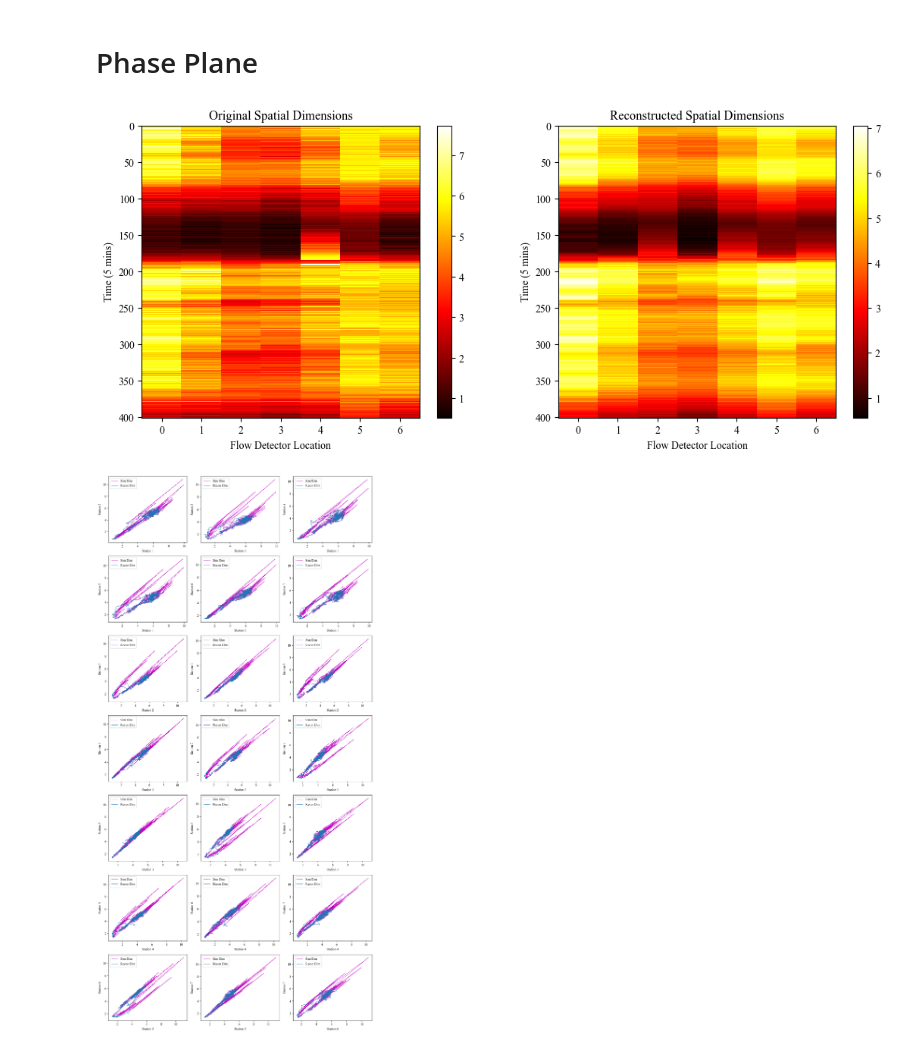
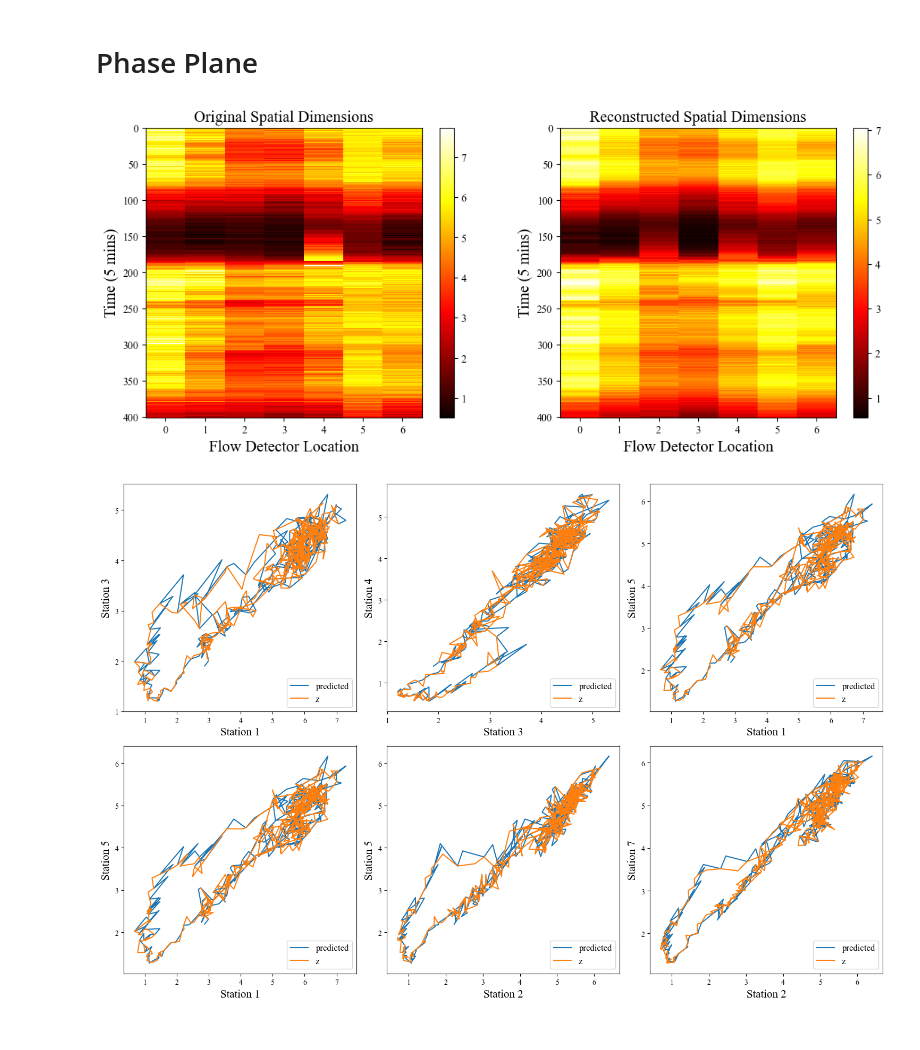
Before and after one commit to wzh96/Traffic_Network_Flow_Dynamics, a Jupyter notebook: Result_visualization.ipynb, the cells around one changed output. Cells and saved outputs as stored; diff of their text form; code cells hidden in the pictures.

```diff
--- a/Result_visualization.ipynb
+++ b/Result_visualization.ipynb
@@ -109,14 +97,14 @@ sim_result[0,:] = z[0,:].reshape(1,-1)
 # %%
 from sindy_utils import sindy_library
 # %%
-for t in range(0,total_sim_timestep,total_pred_step):
+for t in range(0,total_sim_timestep, total_pred_step+1):
     z_init = z[t,:].reshape(1,-1)
-    #sim_result[t,:] = z_init
-    for s in range(total_pred_step):
+    sim_result[t,:] = z_init
+    for i in range(total_pred_step):
         Theta_curr = sindy_library(z_init,2,False)
         dz_curr = np.matmul(Theta_curr,sindy_coeff)
         z_new = z_init + dz_curr
-        sim_result[t+s+1,:] = z_new
+        sim_result[t+i+1,:] = z_new
         z_init = np.array(z_new)
 # %%
 fig, axs = plt.subplots(nrows=X_ori.shape[1], ncols=1, figsize=(9, 15))
@@ -144,38 +132,44 @@ plt.show()
 fig, axs = plt.subplots(nrows=1, ncols=2, figsize=(13, 5))
 fig1 = axs[0].imshow(X_ori, cmap='hot', interpolation='nearest',aspect='auto')
 plt.colorbar(fig1, ax = axs[0])
-axs[0].set_xlabel('Flow Detector Location')
-axs[0].set_ylabel('Time (5 mins)')
-axs[0].set_title('Original Spatial Dimensions')
+axs[0].set_xlabel('Flow Detector Location', fontsize = 15)
+axs[0].set_ylabel('Time (5 mins)', fontsize = 15)
+axs[0].set_title('Original Spatial Dimensions', fontsize = 15)
 
 fig2 = axs[1].imshow(z[:,:params['partial_measurement']], cmap='hot', interpolation='nearest',aspect='auto')
 plt.colorbar(fig2, ax = axs[1])
-axs[1].set_xlabel('Flow Detector Location')
-axs[1].set_ylabel('Time (5 mins)')
-axs[1].set_title('Reconstructed Spatial Dimensions')
+axs[1].set_xlabel('Flow Detector Location', fontsize = 15)
+axs[1].set_ylabel('Time (5 mins)', fontsize = 15)
+axs[1].set_title('Reconstructed Spatial Dimensions', fontsize = 15)
 plt.rcParams['font.family'] = 'Times New Roman'
 plt.show()
+fig.savefig("Figures/x_z_heatmap.png")
 # %% [output]
-[figure, old version]
+[figure, new version]
+# %%
+import random
+indices = range(7)
+index_pair = []
+for i in range(7):
+    for j in range(i+1, 7):
+        index_pair.append((indices[i], indices[j]))
+index_pair = random.sample(index_pair, 6)
 # %%
-indices = range(7)
-index_pair = []
-for i in range(7):
-    for j in range(i+1, 7):
-        index_pair.append((indices[i], indices[j]))
-
-fig, axs = plt.subplots(nrows=7, ncols=3, figsize=(12, 24))
-for row in range(7):
+fig, axs = plt.subplots(nrows=2, ncols=3, figsize=(15, 10))
+for row in range(2):
     for col in range(3):
-        index1 = index_pair[row*3 + col][0]
-        index2 = index_pair[row*3 + col][1]
+        index1 = index_pair[row*2 + col][0]
+        index2 = index_pair[row*2 + col][1]
         #axs[row, col].plot(X_ori[:,index1], X_ori[:,index2], linewidth = 1, label = 'Ori Dim')
-        axs[row, col].plot(sim_result[:,index1], sim_result[:,index2], "--m",linewidth = 1, label = 'Sim Dim')
-        axs[row, col].plot(z[:,index1], z[:,index2], linewidth = 1, label = 'Recon Dim')
-        axs[row, col].legend()
-        axs[row, col].set_xlabel(f'Station {index1 + 1}')
-        axs[row, col].set_ylabel(f'Station {index2 + 1}')
+        axs[row, col].plot(sim_result[:,index1], sim_result[:,index2], label = 'predicted')
+        axs[row, col].plot(z[:,index1], z[:,index2], label = 'z')
+        axs[row, col].legend(loc='lower right', fontsize='large')
+        axs[row, col].set_xlabel(f'Station {index1 + 1}', fontsize = 15)
+        axs[row, col].set_ylabel(f'Station {index2 + 1}', fontsize = 15)
 plt.tight_layout()
+plt.rcParams['font.family'] = 'Times New Roman'
+plt.show()
+fig.savefig("Figures/predicted_and_z_phase.png")
 # %% [output]
-[figure, old version]
+[figure, new version]
 # %%
```
Also changed, not shown: parts of 10 cells of this notebook, 6 other files.
